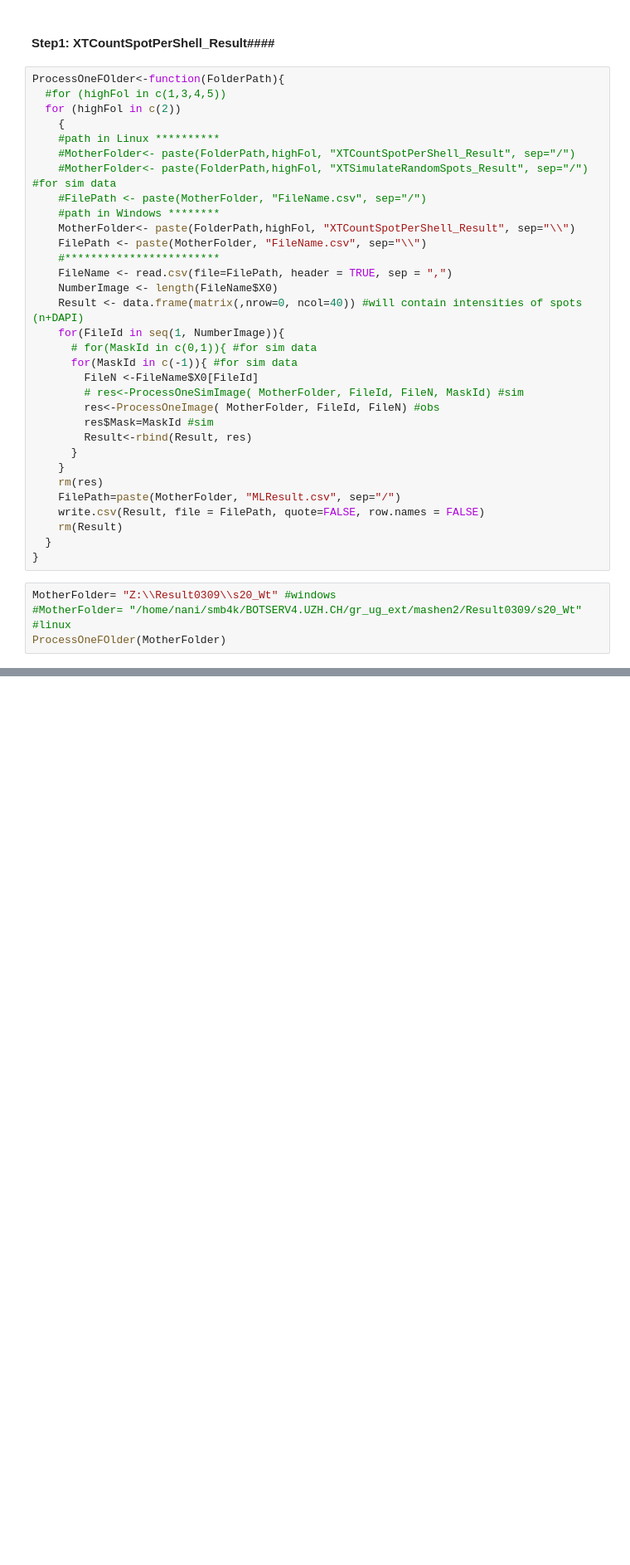
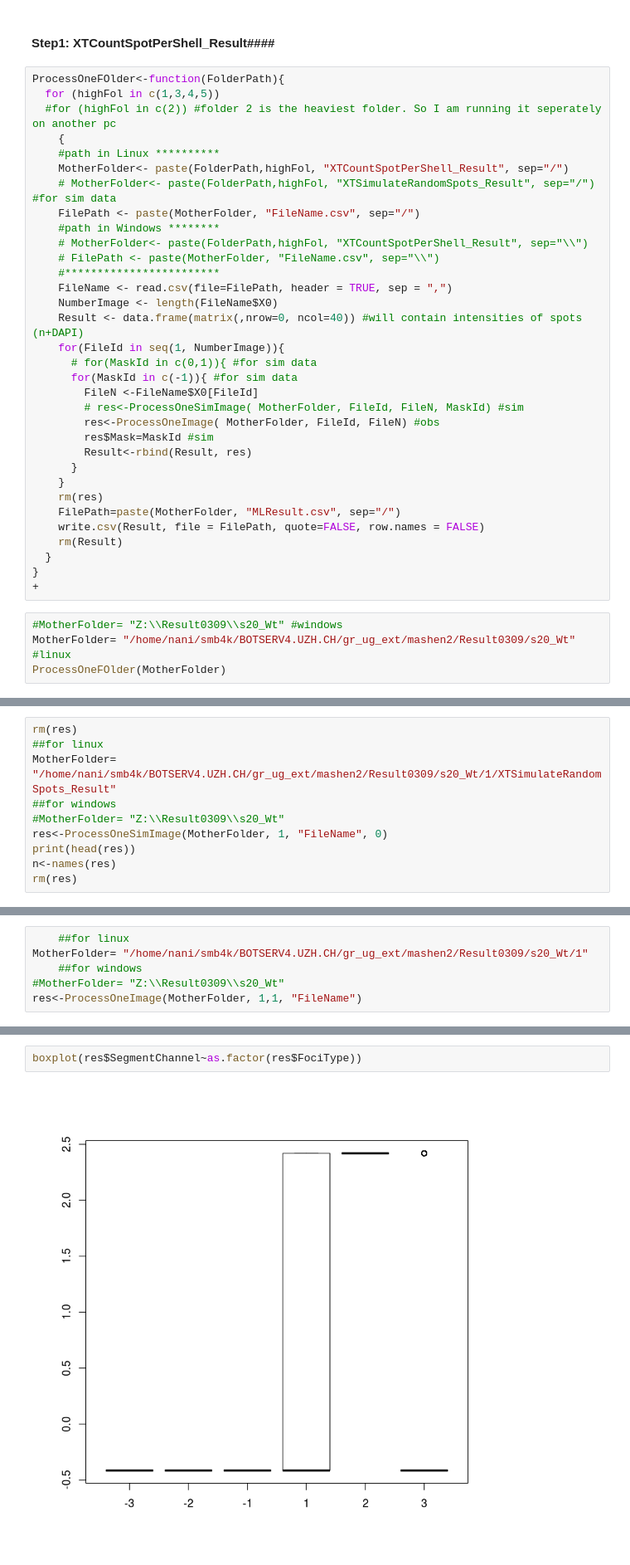
Before and after one commit to Menigedegna/Point-Pattern-Analysis, a Jupyter notebook: RNA PolII Data processing.ipynb, the cells around one changed output, grey strips where cells are left out. Shown: that part at 83% size. Saved outputs shown, nothing was run; the diff lists cells and outputs as text; blank space fills up the shorter version.

Commit message:
Add files via upload
Finished processing simulated data too. Need to clean out code: take out cells, before publication.

```diff
--- a/RNA PolII Data processing.ipynb
+++ b/RNA PolII Data processing.ipynb
@@ -302,16 +303,16 @@ Here I am going to work on s20, and I am going to open each file in each folders
 #### Step1: XTCountSpotPerShell_Result####
 # %%
 ProcessOneFOlder<-function(FolderPath){
-  #for (highFol in c(1,3,4,5))
-  for (highFol in c(2))
+  for (highFol in c(1,3,4,5))
+  #for (highFol in c(2)) #folder 2 is the heaviest folder. So I am running it seperately on another pc
     {
     #path in Linux **********
-    #MotherFolder<- paste(FolderPath,highFol, "XTCountSpotPerShell_Result", sep="/")
-    #MotherFolder<- paste(FolderPath,highFol, "XTSimulateRandomSpots_Result", sep="/") #for sim data
-    #FilePath <- paste(MotherFolder, "FileName.csv", sep="/")
+    MotherFolder<- paste(FolderPath,highFol, "XTCountSpotPerShell_Result", sep="/")
+    # MotherFolder<- paste(FolderPath,highFol, "XTSimulateRandomSpots_Result", sep="/") #for sim data
+    FilePath <- paste(MotherFolder, "FileName.csv", sep="/")
     #path in Windows ********
-    MotherFolder<- paste(FolderPath,highFol, "XTCountSpotPerShell_Result", sep="\\")
-    FilePath <- paste(MotherFolder, "FileName.csv", sep="\\")
+    # MotherFolder<- paste(FolderPath,highFol, "XTCountSpotPerShell_Result", sep="\\")
+    # FilePath <- paste(MotherFolder, "FileName.csv", sep="\\")
     #************************
     FileName <- read.csv(file=FilePath, header = TRUE, sep = ",")
     NumberImage <- length(FileName$X0)
@@ -332,9 +333,10 @@ ProcessOneFOlder<-function(FolderPath){
     rm(Result)
   }
 }
++
 # %%
-MotherFolder= "Z:\\Result0309\\s20_Wt" #windows
-#MotherFolder= "/home/nani/smb4k/BOTSERV4.UZH.CH/gr_ug_ext/mashen2/Result0309/s20_Wt" #linux
+#MotherFolder= "Z:\\Result0309\\s20_Wt" #windows
+MotherFolder= "/home/nani/smb4k/BOTSERV4.UZH.CH/gr_ug_ext/mashen2/Result0309/s20_Wt" #linux
 ProcessOneFOlder(MotherFolder)
 # %% [output]
 [1] "Sp4730" "Sp3"
@@ -350,0 +453,10 @@ rm(res, CleanDf, res.long)
+# %%
+rm(res)
+##for linux
+MotherFolder= "/home/nani/smb4k/BOTSERV4.UZH.CH/gr_ug_ext/mashen2/Result0309/s20_Wt/1/XTSimulateRandomSpots_Result"
+##for windows
+#MotherFolder= "Z:\\Result0309\\s20_Wt"
+res<-ProcessOneSimImage(MotherFolder, 1, "FileName", 0)
+print(head(res))
+n<-names(res)
+rm(res)
@@ -350,0 +604,6 @@ rm(res, CleanDf, res.long)
+# %%
+    ##for linux
+MotherFolder= "/home/nani/smb4k/BOTSERV4.UZH.CH/gr_ug_ext/mashen2/Result0309/s20_Wt/1"
+    ##for windows
+#MotherFolder= "Z:\\Result0309\\s20_Wt"
+res<-ProcessOneImage(MotherFolder, 1,1, "FileName")
@@ -350,0 +626,4 @@ rm(res, CleanDf, res.long)
+# %%
+boxplot(res$SegmentChannel~as.factor(res$FociType))
+# %% [output]
+[figure, added]
```
Also changed, not shown: parts of 39 cells of this notebook.
